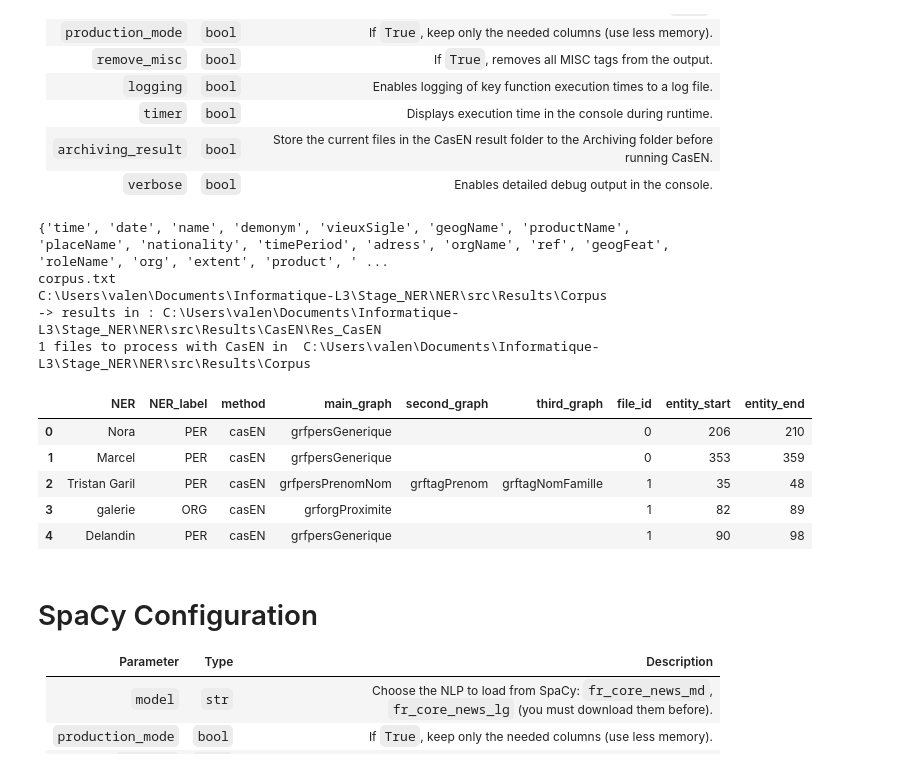
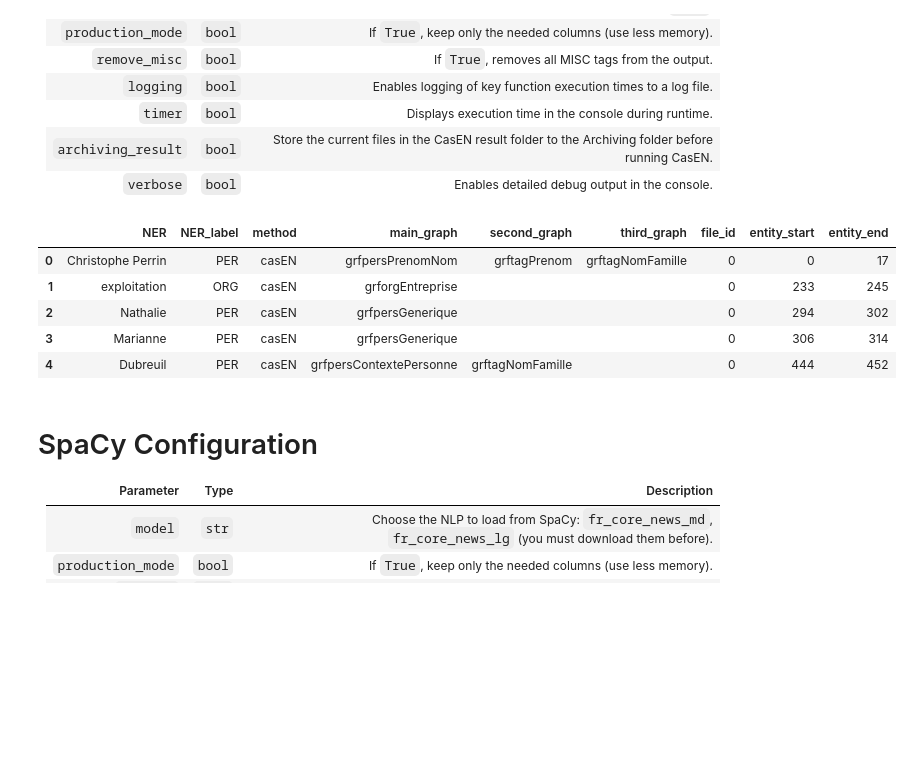
Before and after one commit to Valentin-Gauthier/NER, a Jupyter notebook: src/NER/NER.ipynb, the cells around one changed output. Cells and saved outputs as stored; diff of their text form; code cells hidden in the pictures; blank space fills up the shorter version.

```diff
--- a/src/NER/NER.ipynb
+++ b/src/NER/NER.ipynb
@@ -3,7 +3,7 @@ import importlib
 import pandas as pd
 # %%
 # LOAD THE DATAS
-DATAS = pd.read_excel("C:\\Users\\valen\\Documents\\Informatique-L3\\Stage_NER\\NER\\src\\Ressources\\20231101_raw.xlsx")
+DATAS = pd.read_excel("C:\\Users\\valen\\Documents\\Informatique-L3\\Stage_NER\\NER\\src\\Ressources\\20231105_raw.xlsx")
 # %% [markdown]
 # CasEN Configuration
 
@@ -20,34 +20,30 @@ DATAS = pd.read_excel("C:\\Users\\valen\\Documents\\Informatique-L3\\Stage_NER\\
 # %%
 from tools import casen_config
 importlib.reload(casen_config)
 from tools.casen_config import CasenConfig
 
 # ========================= CASEN EXEMPLE =====================
 c = CasenConfig(
     run_casen= True,
     single_corpus= True,
     production_mode = True, # production_mode True : 5432714 bytes VS False : 8422013 bytes
     remove_misc= True,
     logging= False,
     timer= False,
     archiving_result= False,
     verbose= False
 )
 
 c_df = c.run(DATAS)
-c_df.to_excel("casen_generique_at_end.xlsx", index=False)
+#c_df.to_excel("casen_generique_at_end.xlsx", index=False)
 c_df.head()
 # %% [output]
-{'time', 'date', 'name', 'demonym', 'vieuxSigle', 'geogName', 'productName', 'placeName', 'nationality', 'timePeriod', 'adress', 'orgName', 'ref', 'geogFeat', 'roleName', 'org', 'extent', 'product', ' ...
-corpus.txt
-C:\Users\valen\Documents\Informatique-L3\Stage_NER\NER\src\Results\Corpus                -> results in : C:\Users\valen\Documents\Informatique-L3\Stage_NER\NER\src\Results\CasEN\Res_CasEN
-1 files to process with CasEN in  C:\Users\valen\Documents\Informatique-L3\Stage_NER\NER\src\Results\Corpus
 |  | NER | NER_label | method | main_graph | second_graph | third_graph | file_id | entity_start | entity_end |
-| 0 | Nora | PER | casEN | grfpersGenerique |  |  | 0 | 206 | 210 |
-| 1 | Marcel | PER | casEN | grfpersGenerique |  |  | 0 | 353 | 359 |
-| 2 | Tristan Garil | PER | casEN | grfpersPrenomNom | grftagPrenom | grftagNomFamille | 1 | 35 | 48 |
-| 3 | galerie | ORG | casEN | grforgProximite |  |  | 1 | 82 | 89 |
-| 4 | Delandin | PER | casEN | grfpersGenerique |  |  | 1 | 90 | 98 |
+| 0 | Christophe Perrin | PER | casEN | grfpersPrenomNom | grftagPrenom | grftagNomFamille | 0 | 0 | 17 |
+| 1 | exploitation | ORG | casEN | grforgEntreprise |  |  | 0 | 233 | 245 |
+| 2 | Nathalie | PER | casEN | grfpersGenerique |  |  | 0 | 294 | 302 |
+| 3 | Marianne | PER | casEN | grfpersGenerique |  |  | 0 | 306 | 314 |
+| 4 | Dubreuil | PER | casEN | grfpersContextePersonne | grftagNomFamille |  | 0 | 444 | 452 |
 # %% [markdown]
 # SpaCy Configuration
 
```
Also changed, not shown: parts of 7 cells of this notebook, 5 other files.
